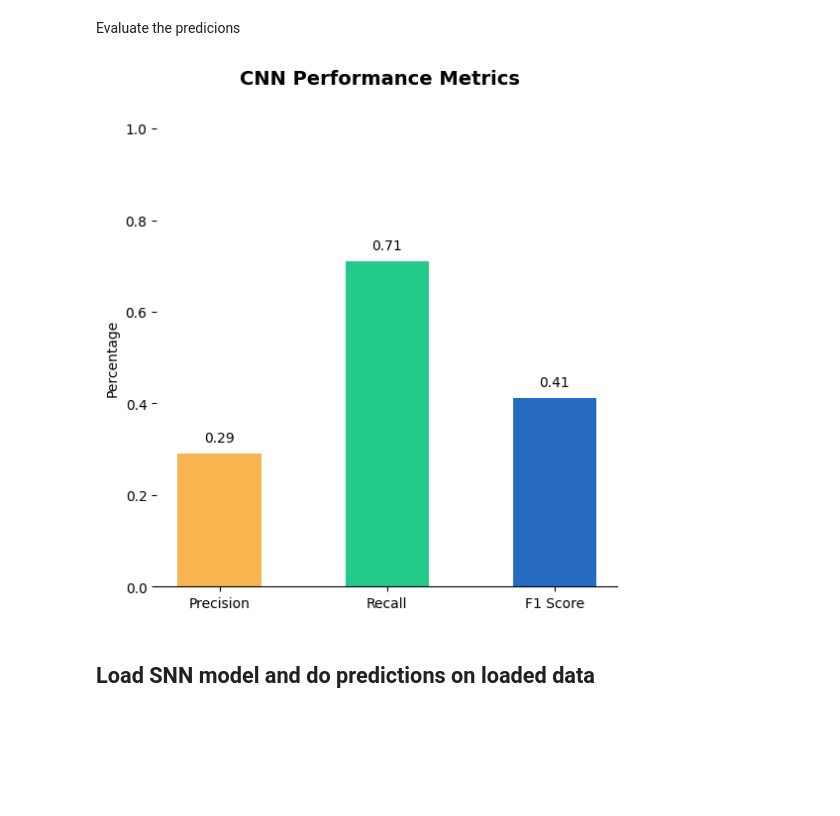
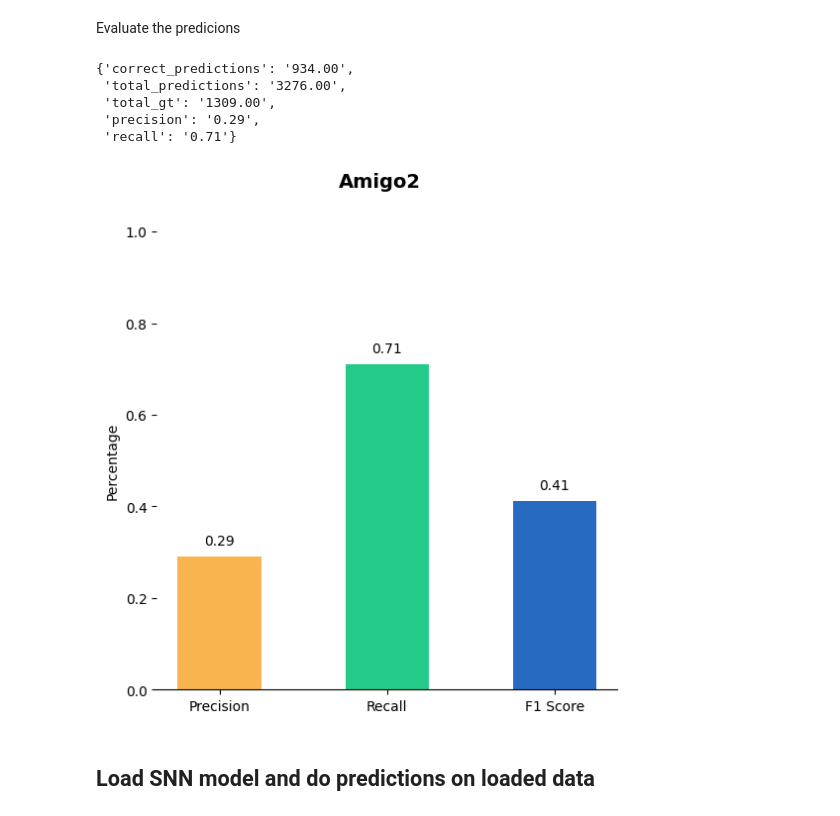
Before and after one commit to MarcosOriolPago/LAVA_SNN_ripples, a Jupyter notebook: runSNN/CNN_vs_SNN/performance_comparison.ipynb, the cells around one changed output. Saved outputs shown, nothing was run; the diff lists cells and outputs as text; code cells hidden in the pictures; blank space fills up the shorter version.

```diff
--- a/runSNN/CNN_vs_SNN/performance_comparison.ipynb
+++ b/runSNN/CNN_vs_SNN/performance_comparison.ipynb
@@ -52,10 +49,18 @@ CNN_preds = np.load('../../data/CNN_preds_Amigo2.npy') * (4000/1250)
 Evaluate the predicions
 # %%
 validateCNN = modelEval(ripples, 'CNN', title='Amigo2')
+# %%
+validateCNN.performance(CNN_preds)
+# %% [output]
+{'correct_predictions': '934.00',
+ 'total_predictions': '3276.00',
+ 'total_gt': '1309.00',
+ 'precision': '0.29',
+ 'recall': '0.71'}
 # %%
-validateCNN(CNN_preds, chart='../')
+validateCNN(CNN_preds, chart=True)
 # %% [output]
-[figure, old version]
+[figure, new version]
 # %% [markdown]
 ## **Load SNN model and do predictions on loaded data**
 # %% [markdown]
```
Also changed, not shown: parts of 1 cell of this notebook, 2 other files.
